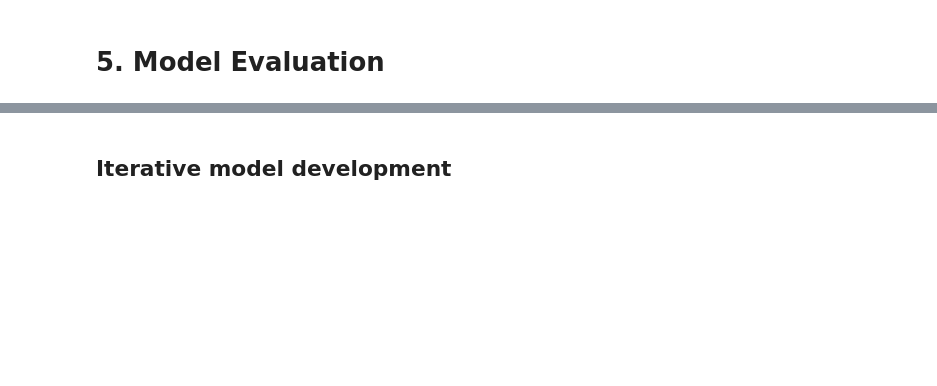
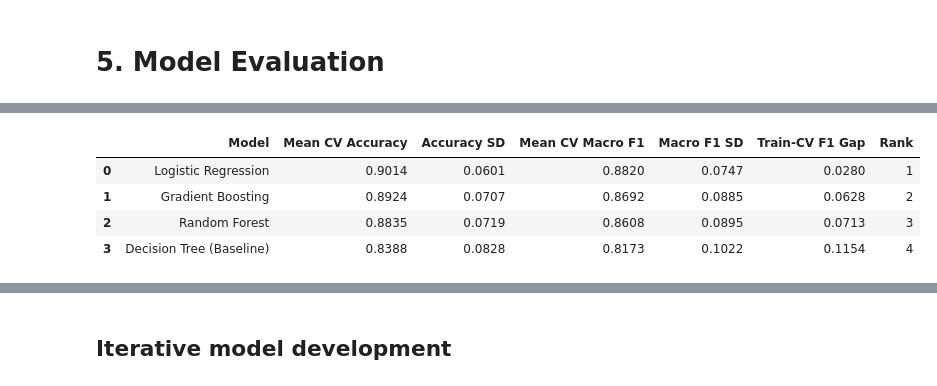
Before and after one commit to ShiroiYukiis/mldp, a Jupyter notebook: MLDP Program Codes Submission Template.ipynb, the cells around one changed output, grey strips where cells are left out. Drawn from its saved outputs; the diff is of its cells as text; code cells hidden in the pictures; blank space fills up the shorter version.

```diff
--- a/MLDP Program Codes Submission Template.ipynb
+++ b/MLDP Program Codes Submission Template.ipynb
@@ -825,0 +1106,65 @@ A random state of 42 was used so that the same split can be reproduced. The test
+# %%
+# Set up stratified five-fold cross-validation
+cv = StratifiedKFold(
+    n_splits=5,
+    shuffle=True,
+    random_state=42
+)
+
+cv_results = []
+
+for model_name, model in models.items():
+
+    # Run cross-validation using only the training set
+    scores = cross_validate(
+        model,
+        X_train,
+        y_train,
+        cv=cv,
+        scoring={
+            'accuracy': 'accuracy',
+            'macro_f1': 'f1_macro'
+        },
+        return_train_score=True,
+        n_jobs=-1
+    )
+
+    mean_train_f1 = scores['train_macro_f1'].mean()
+    mean_validation_f1 = scores['test_macro_f1'].mean()
+
+    cv_results.append({
+        'Model': model_name,
+        'Mean CV Accuracy': scores[
+            'test_accuracy'
+        ].mean(),
+        'Accuracy SD': scores[
+            'test_accuracy'
+        ].std(),
+        'Mean CV Macro F1': mean_validation_f1,
+        'Macro F1 SD': scores[
+            'test_macro_f1'
+        ].std(),
+        'Train-CV F1 Gap': (
+            mean_train_f1 - mean_validation_f1
+        )
+    })
+
+# Create and rank the comparison table
+cv_results_df = pd.DataFrame(cv_results)
+
+cv_results_df = cv_results_df.sort_values(
+    by='Mean CV Macro F1',
+    ascending=False
+).reset_index(drop=True)
+
+cv_results_df['Rank'] = (
+    cv_results_df.index + 1
+)
+
+display(cv_results_df.round(4))
+# %% [output]
+|  | Model | Mean CV Accuracy | Accuracy SD | Mean CV Macro F1 | Macro F1 SD | Train-CV F1 Gap | Rank |
+| 0 | Logistic Regression | 0.9014 | 0.0601 | 0.8820 | 0.0747 | 0.0280 | 1 |
+| 1 | Gradient Boosting | 0.8924 | 0.0707 | 0.8692 | 0.0885 | 0.0628 | 2 |
+| 2 | Random Forest | 0.8835 | 0.0719 | 0.8608 | 0.0895 | 0.0713 | 3 |
+| 3 | Decision Tree (Baseline) | 0.8388 | 0.0828 | 0.8173 | 0.1022 | 0.1154 | 4 |
```
Also changed, not shown: parts of 17 cells of this notebook.
